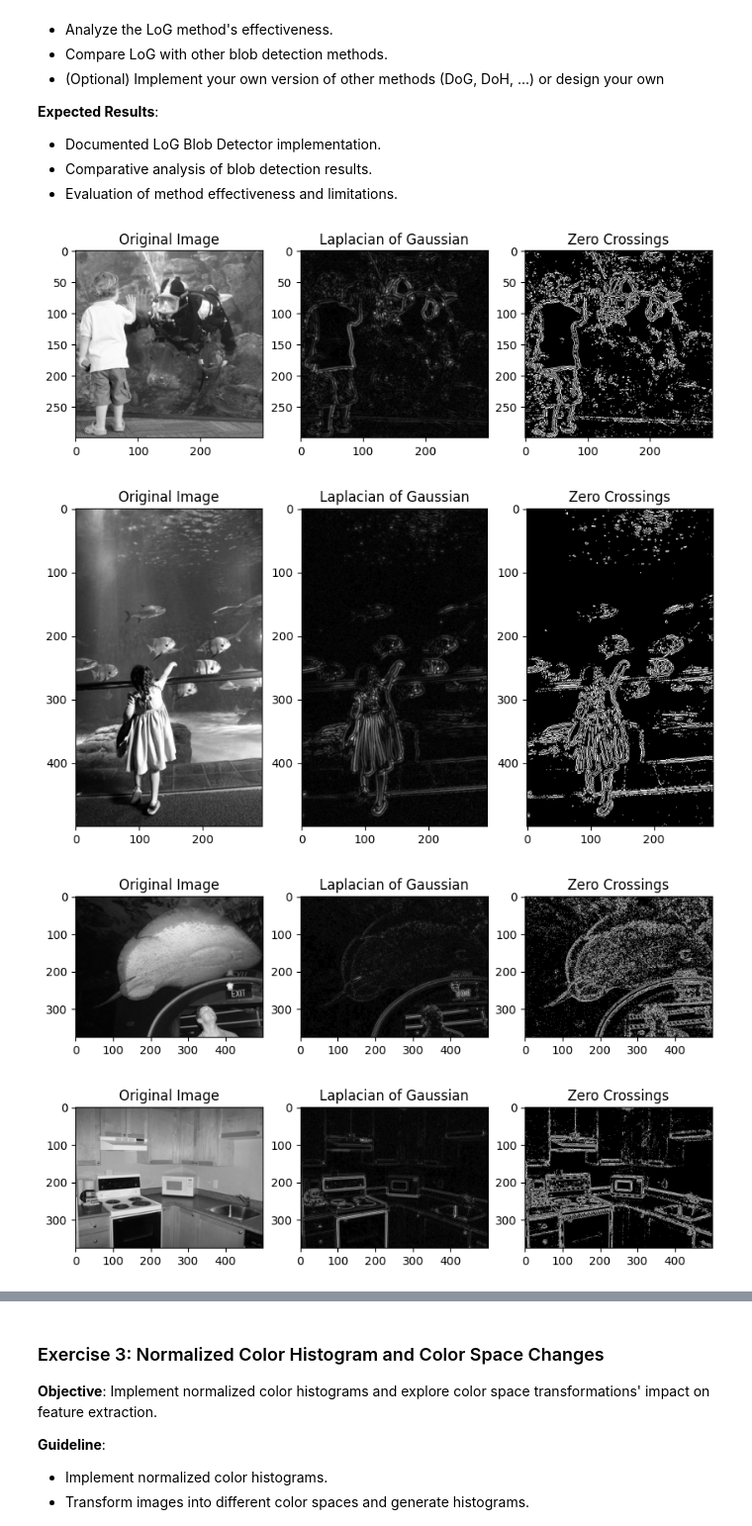
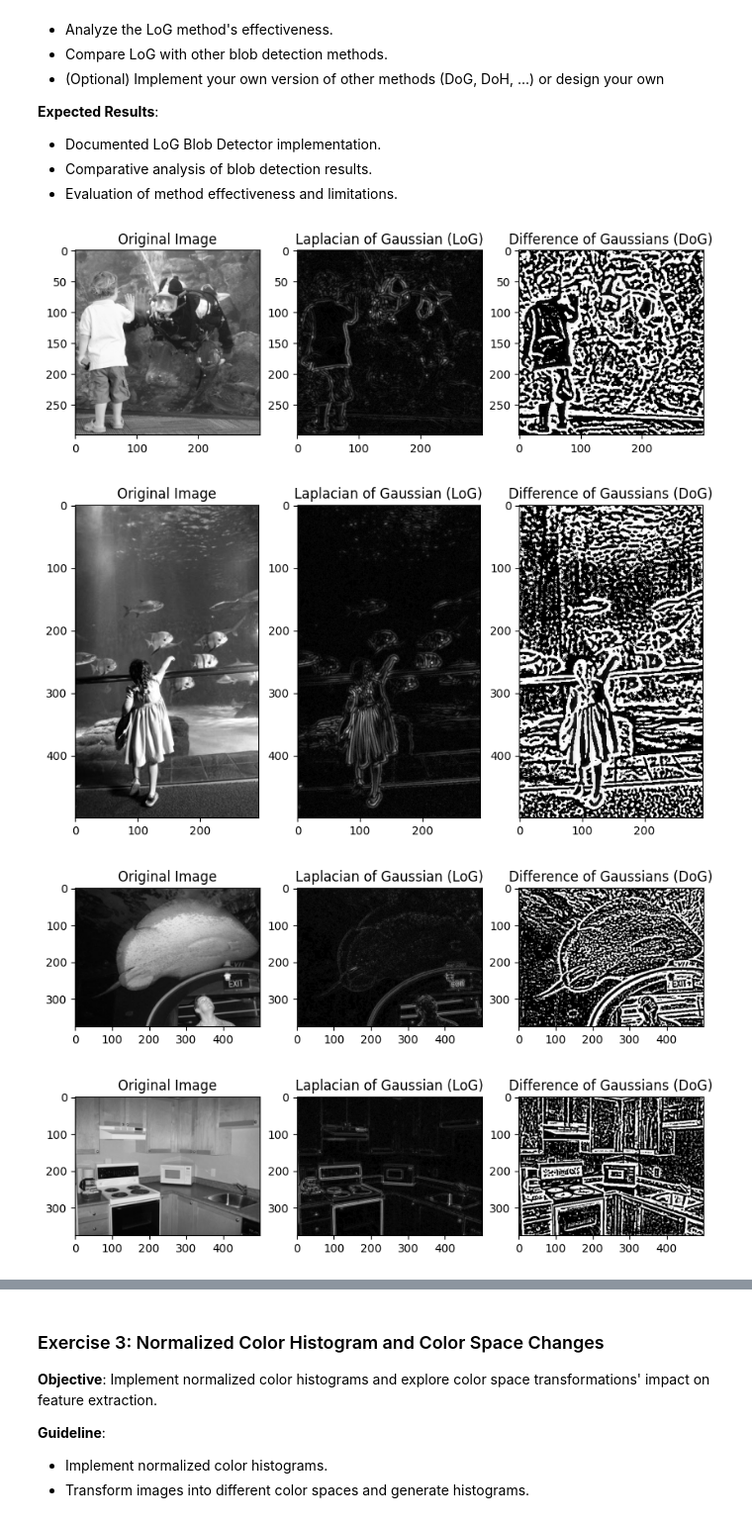
Before and after one commit to IvanGomez37/UAB23-Computer-Vision-Labs, a Jupyter notebook: Lab 4/Practicum_Fondations_CV_Lab4.ipynb, the cells around one changed output, grey strips where cells are left out. Shown at 99% size. Saved outputs shown, nothing was run; the diff lists cells and outputs as text; code cells hidden in the pictures.

```diff
--- a/Lab 4/Practicum_Fondations_CV_Lab4.ipynb
+++ b/Lab 4/Practicum_Fondations_CV_Lab4.ipynb
@@ -201,48 +201,42 @@ Develop and apply the LoG method for blob detection in images, understanding its
 - Evaluation of method effectiveness and limitations.
 # %%
 def log_blob_detector(image_path, sigma):
-    # Read the image
     img = cv2.imread(image_path, cv2.IMREAD_GRAYSCALE)
+    img_blur = cv2.GaussianBlur(img, (0, 0), sigmaX=sigma, sigmaY=sigma)
+    img_log = cv2.Laplacian(img_blur, cv2.CV_64F)
+    img_log_abs = np.absolute(img_log)
+    return(img_log_abs)
 
-    # Apply Gaussian blur
-    img_blur = cv2.GaussianBlur(img, (0, 0), sigmaX=sigma, sigmaY=sigma)
-
-    # Apply Laplacian filter
-    img_log = cv2.Laplacian(img_blur, cv2.CV_64F)
-
-    # Find zero crossings
-    img_log_abs = np.absolute(img_log)
-    _, img_log_thresholded = cv2.threshold(img_log_abs, 0.1 * img_log_abs.max(), 255, cv2.THRESH_BINARY)
-
-    # Ensure the thresholded image has the correct data type
-    img_log_thresholded = img_log_thresholded.astype(np.uint8)
-
-    # Apply filter2D only to non-zero values (edges)
-    kernel = np.array([[0, -1, 0], [-1, 4, -1], [0, -1, 0]], dtype=np.float64)
-    img_log_zero_crossings = cv2.filter2D(img_log_thresholded, cv2.CV_8U, kernel)
-
-    # Display the results
-    plt.figure(figsize=(10, 5))
-    plt.subplot(131), plt.imshow(img, cmap='gray'), plt.title('Original Image')
-    plt.subplot(132), plt.imshow(img_log_abs, cmap='gray'), plt.title('Laplacian of Gaussian')
-    plt.subplot(133), plt.imshow(img_log_zero_crossings, cmap='gray'), plt.title('Zero Crossings')
-    plt.show()
+def dog_blob_detector(image_path, sigma1, sigma2):
+    img = cv2.imread(image_path, cv2.IMREAD_GRAYSCALE)
+    img_blur1 = cv2.GaussianBlur(img, (0, 0), sigmaX=sigma1, sigmaY=sigma1)
+    img_blur2 = cv2.GaussianBlur(img, (0, 0), sigmaX=sigma2, sigmaY=sigma2)
+    img_dog = img_blur1 - img_blur2
+    return(img_dog)
 
 # List of images
 images_path = [
-    os.path.join(path_images_train, "aquarium", "sun_acjrhiyqadrbtovi.jpg"),
-    os.path.join(path_images_train, "aquarium", "sun_aamlnkpomzzujqpa.jpg"),
-    os.path.join(path_images_train, "aquarium", "sun_aashbnpnxflmstxu.jpg"),
-    os.path.join(path_images_train, "kitchen", "sun_afbibxsnpvkmvhxn.jpg"),
-    os.path.join(path_images_train, "kitchen", "sun_acgxyyrqtufcunpm.jpg"),
-    os.path.join(path_images_train, "kitchen", "sun_ahyafiyoyrzkifbh.jpg")
+    os.path.join(path_images_train,"aquarium","sun_acjrhiyqadrbtovi.jpg"),
+    os.path.join(path_images_train,"aquarium","sun_aamlnkpomzzujqpa.jpg"),
+    os.path.join(path_images_train,"aquarium","sun_aashbnpnxflmstxu.jpg"),
+    os.path.join(path_images_train,"kitchen","sun_afbibxsnpvkmvhxn.jpg"),
+    os.path.join(path_images_train,"kitchen","sun_acgxyyrqtufcunpm.jpg"),
+    os.path.join(path_images_train,"kitchen","sun_ahyafiyoyrzkifbh.jpg")
 ]
 
+sigma_value = 1.5
+
 for image_path in images_path:
-    sigma_value = 1.5
-    log_blob_detector(image_path, sigma_value)
+    img = cv2.imread(image_path, cv2.IMREAD_GRAYSCALE)
+    img_log_blob = log_blob_detector(image_path, sigma_value)
+    img_dog_blob = dog_blob_detector(image_path, sigma_value, sigma_value * 1.6)
+    plt.figure(figsize=(10, 5))
+    plt.subplot(131), plt.imshow(img, cmap='gray'), plt.title('Original Image')
+    plt.subplot(132), plt.imshow(img_log_blob, cmap='gray'), plt.title('Laplacian of Gaussian (LoG)')
+    plt.subplot(133), plt.imshow(img_dog_blob, cmap='gray'), plt.title('Difference of Gaussians (DoG)')
+    plt.show()
 # %% [output]
-[figure, old version]
+[figure, new version]
-[figure, old version]
+[figure, new version]
-[figure, old version]
+[figure, new version]
-[figure, old version]
+[figure, new version]
```
Also changed, not shown: parts of 2 cells of this notebook.
